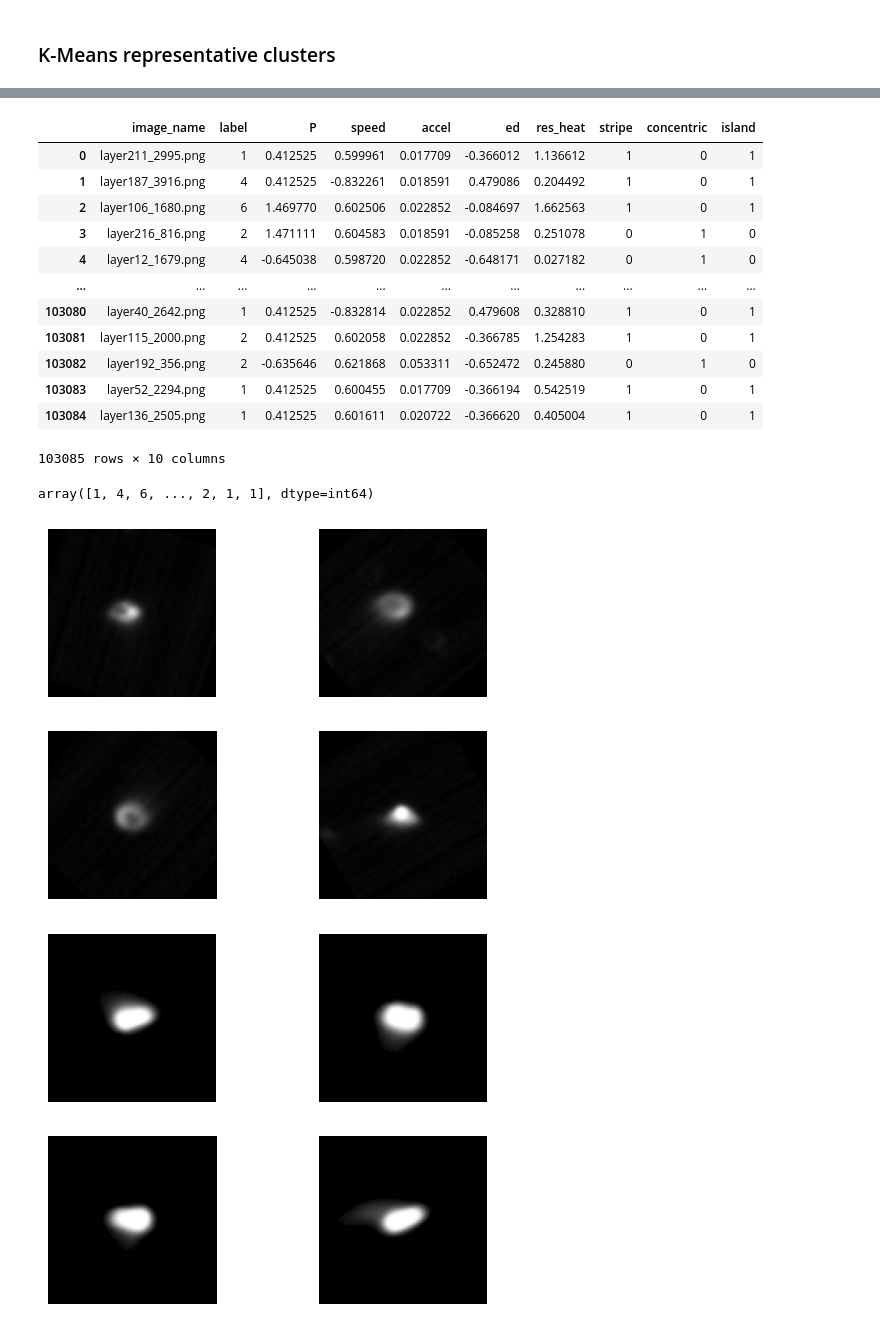
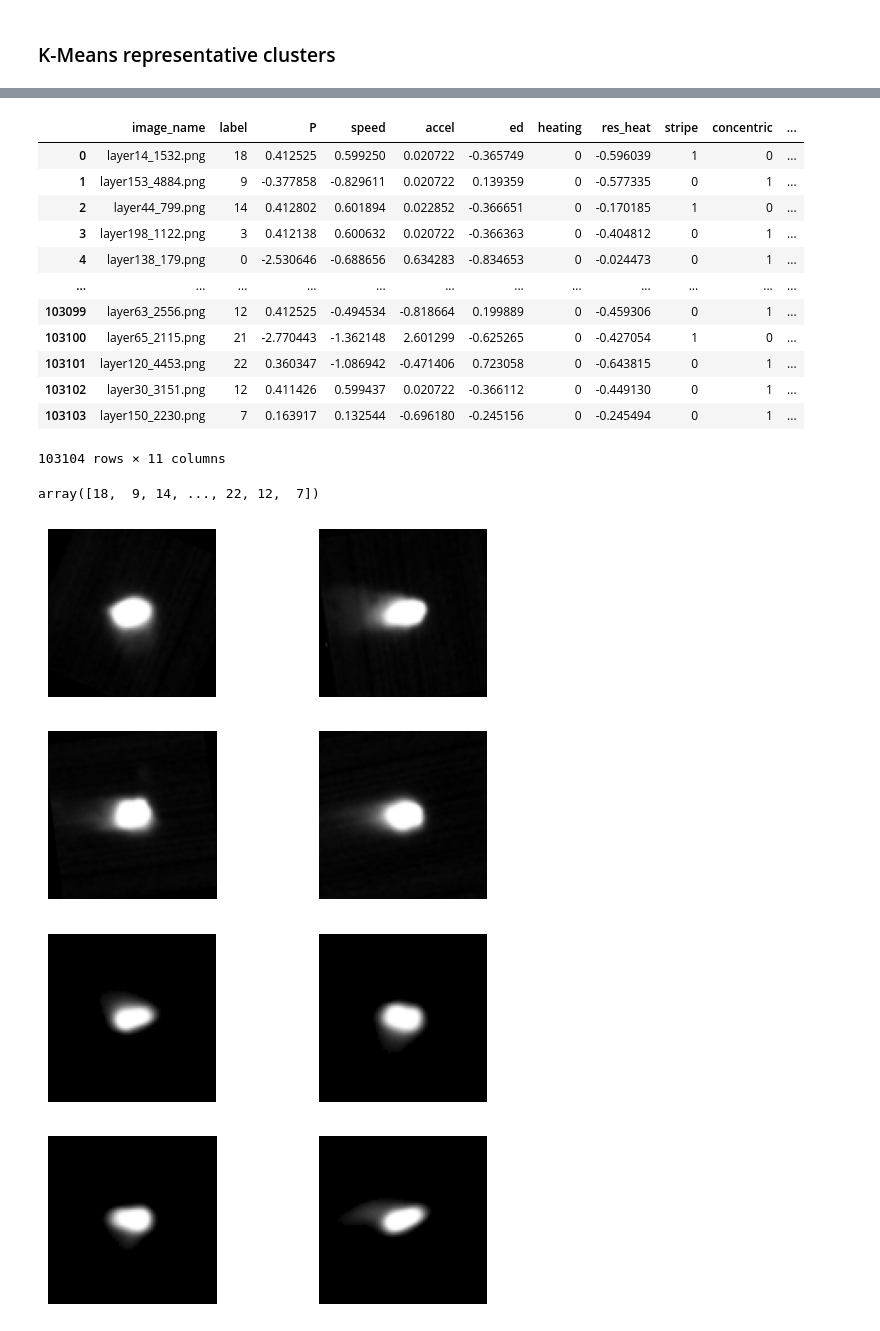
Before and after one commit to satomm1/LPBF_Cluster_And_XAI, a Jupyter notebook: src/K-Means Example Plotting.ipynb, the cells around one changed output, grey strips where cells are left out. Saved outputs shown, nothing was run; the diff lists cells and outputs as text; code cells hidden in the pictures.

Commit message:
Add melt pool classes 19/20 clusters

```diff
--- a/src/K-Means Example Plotting.ipynb
+++ b/src/K-Means Example Plotting.ipynb
@@ -42,56 +48,56 @@ import cv2
 import matplotlib.pyplot as plt
 import pickle
 # %%
-data = pd.read_csv('neural_network_data/test_labels_pp_no_heating_scan_3d_8.csv')
+# data = pd.read_csv('neural_network_data/test_labels_pp_no_heating_scan_3d_8.csv')
 data
 # %% [output]
-|  | image_name | label | P | speed | accel | ed | res_heat | stripe | concentric | island |
-| 0 | layer211_2995.png | 1 | 0.412525 | 0.599961 | 0.017709 | -0.366012 | 1.136612 | 1 | 0 | 1 |
-| 1 | layer187_3916.png | 4 | 0.412525 | -0.832261 | 0.018591 | 0.479086 | 0.204492 | 1 | 0 | 1 |
-| 2 | layer106_1680.png | 6 | 1.469770 | 0.602506 | 0.022852 | -0.084697 | 1.662563 | 1 | 0 | 1 |
-| 3 | layer216_816.png | 2 | 1.471111 | 0.604583 | 0.018591 | -0.085258 | 0.251078 | 0 | 1 | 0 |
-| 4 | layer12_1679.png | 4 | -0.645038 | 0.598720 | 0.022852 | -0.648171 | 0.027182 | 0 | 1 | 0 |
-| ... | ... | ... | ... | ... | ... | ... | ... | ... | ... | ... |
-| 103080 | layer40_2642.png | 1 | 0.412525 | -0.832814 | 0.022852 | 0.479608 | 0.328810 | 1 | 0 | 1 |
-| 103081 | layer115_2000.png | 2 | 0.412525 | 0.602058 | 0.022852 | -0.366785 | 1.254283 | 1 | 0 | 1 |
-| 103082 | layer192_356.png | 2 | -0.635646 | 0.621868 | 0.053311 | -0.652472 | 0.245880 | 0 | 1 | 0 |
-| 103083 | layer52_2294.png | 1 | 0.412525 | 0.600455 | 0.017709 | -0.366194 | 0.542519 | 1 | 0 | 1 |
-| 103084 | layer136_2505.png | 1 | 0.412525 | 0.601611 | 0.020722 | -0.366620 | 0.405004 | 1 | 0 | 1 |
+|  | image_name | label | P | speed | accel | ed | heating | res_heat | stripe | concentric | ... |
+| 0 | layer14_1532.png | 18 | 0.412525 | 0.599250 | 0.020722 | -0.365749 | 0 | -0.596039 | 1 | 0 | ... |
+| 1 | layer153_4884.png | 9 | -0.377858 | -0.829611 | 0.020722 | 0.139359 | 0 | -0.577335 | 0 | 1 | ... |
+| 2 | layer44_799.png | 14 | 0.412802 | 0.601894 | 0.022852 | -0.366651 | 0 | -0.170185 | 1 | 0 | ... |
+| 3 | layer198_1122.png | 3 | 0.412138 | 0.600632 | 0.020722 | -0.366363 | 0 | -0.404812 | 0 | 1 | ... |
+| 4 | layer138_179.png | 0 | -2.530646 | -0.688656 | 0.634283 | -0.834653 | 0 | -0.024473 | 0 | 1 | ... |
+| ... | ... | ... | ... | ... | ... | ... | ... | ... | ... | ... | ... |
+| 103099 | layer63_2556.png | 12 | 0.412525 | -0.494534 | -0.818664 | 0.199889 | 0 | -0.459306 | 0 | 1 | ... |
+| 103100 | layer65_2115.png | 21 | -2.770443 | -1.362148 | 2.601299 | -0.625265 | 0 | -0.427054 | 1 | 0 | ... |
+| 103101 | layer120_4453.png | 22 | 0.360347 | -1.086942 | -0.471406 | 0.723058 | 0 | -0.643815 | 0 | 1 | ... |
+| 103102 | layer30_3151.png | 12 | 0.411426 | 0.599437 | 0.020722 | -0.366112 | 0 | -0.449130 | 0 | 1 | ... |
+| 103103 | layer150_2230.png | 7 | 0.163917 | 0.132544 | -0.696180 | -0.245156 | 0 | -0.245494 | 0 | 1 | ... |
-103085 rows × 10 columns
+103104 rows × 11 columns
 # %%
 labels = np.array(data['label'])
 labels
 # %% [output]
-array([1, 4, 6, ..., 2, 1, 1], dtype=int64)
+array([18,  9, 14, ..., 22, 12,  7])
 # %%
-MELT_POOL_CLASS = 5
+MELT_POOL_CLASS = 7
 
 indx = np.where(labels == MELT_POOL_CLASS)[0]
 image_names = np.array(data['image_name'])[indx]
 total_images = len(image_names)
 selected_img_indx = np.random.randint(0,total_images,4)
 selected_img_name = image_names[selected_img_indx]
 
 fig, ax = plt.subplots(2,2)
 
 x = 0
 y = 0
 for name in selected_img_name:
     layer_num = name[:name.find('_')]
     full_img_name = '../../Melt Pool Camera Preprocessed PNG/' + layer_num + '/' + name
 #     full_img_name = '../../../In-situ Meas Data/In-Situ Meas Data/Melt Pool Camera Preprocessed PNG/' + layer_num + '/' + name
     image = cv2.imread(full_img_name)
     ax[x, y].imshow(image)
     ax[x, y].axis('off')
     if x == 1:
         x = 0
         y += 1
     else:
         x = 1
 
-plt.savefig('Plots/Clusters/Final_8/Class' + str(MELT_POOL_CLASS+1) + '.png', dpi=600)
+# plt.savefig('Plots/Clusters/Final_8/Class' + str(MELT_POOL_CLASS+1) + '.png', dpi=600)
 # %% [output]
-[figure, old version]
+[figure, new version]
 # %%
 # RTC
 
```
Also changed, not shown: parts of 1 cell of this notebook, 2 other files.
